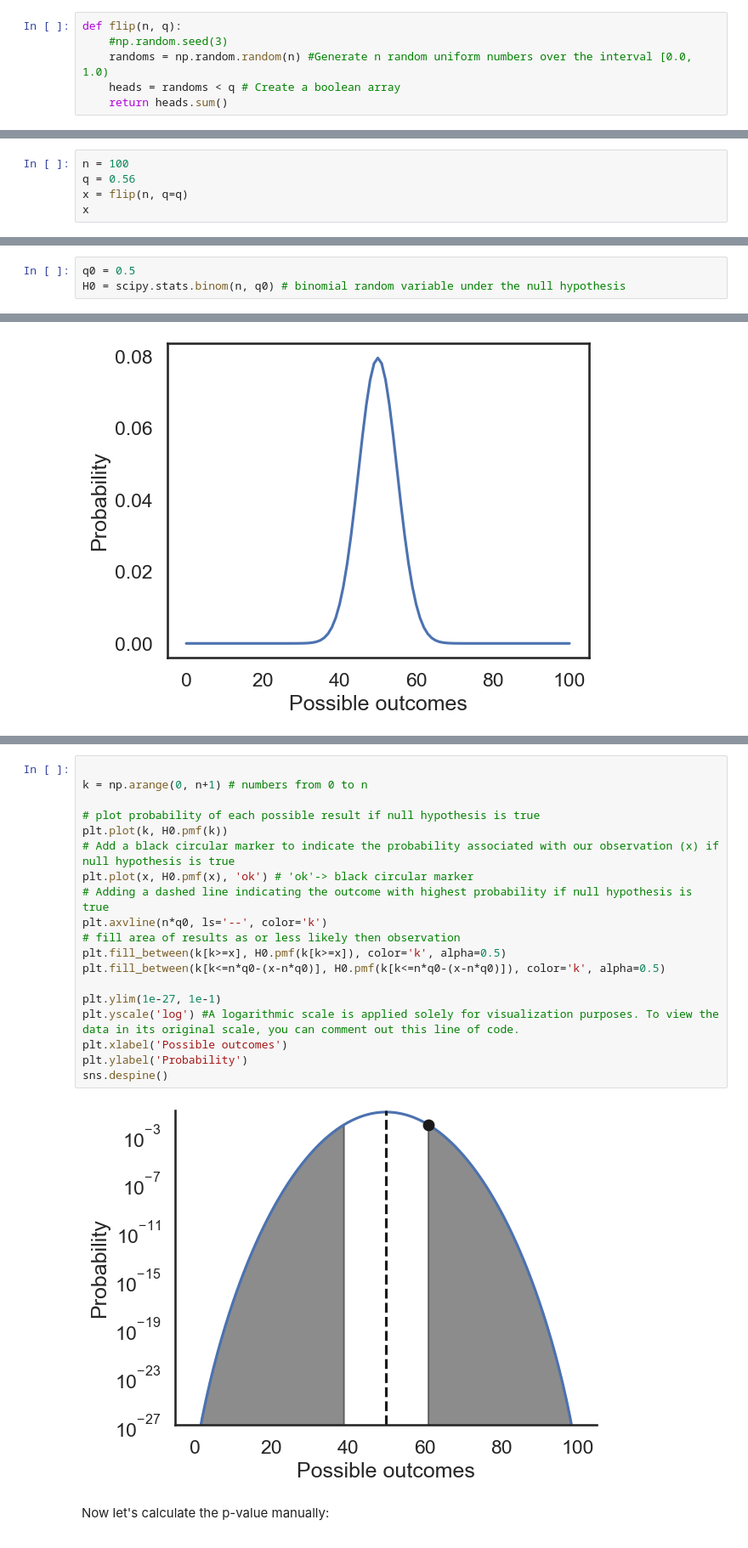
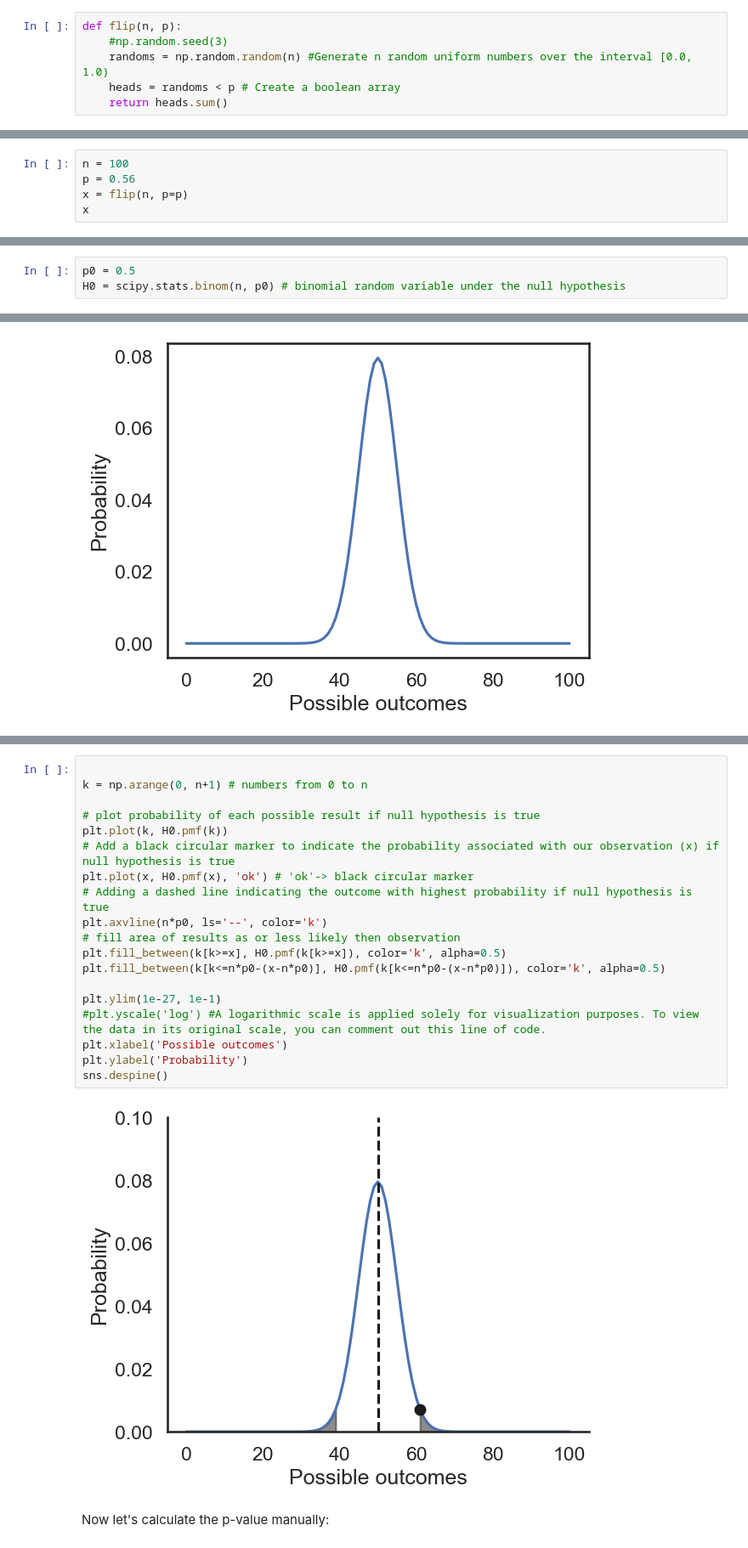
Before and after one commit to yoavram/PyDataSciBio, a Jupyter notebook: notebook_drafts/statistics_3.ipynb, the cells around one changed output, grey strips where cells are left out. Shown: that part at 85% size. Drawn from its saved outputs; the diff is of its cells as text.

```diff
--- a/notebook_drafts/statistics_3.ipynb
+++ b/notebook_drafts/statistics_3.ipynb
@@ -53,15 +63,15 @@ Let's write a function that flips a coin `n` times and returns the number of tim
 # %%
-def flip(n, q):
+def flip(n, p):
     #np.random.seed(3)
     randoms = np.random.random(n) #Generate n random uniform numbers over the interval [0.0, 1.0)
-    heads = randoms < q # Create a boolean array
+    heads = randoms < p # Create a boolean array
     return heads.sum()
 # %% [markdown]
 Let's use this function:
 # %%
 n = 100
-q = 0.56
-x = flip(n, q=q)
+p = 0.56
+x = flip(n, p=p)
 x
 # %% [output]
 61
@@ -76,6 +82,6 @@ So we create a binomial random variable according to our null hypothesis, and we
 # %%
-q0 = 0.5
-H0 = scipy.stats.binom(n, q0) # binomial random variable under the null hypothesis
+p0 = 0.5
+H0 = scipy.stats.binom(n, p0) # binomial random variable under the null hypothesis
 # %% [markdown]
 Let's create a plot for the Probability Mass Function (PMF) of the random variable under the null hypothesis using the pmf function from the scipy library:
 # %%
@@ -90,24 +108,24 @@ Let's enhance this visual representation. We'll include our observed count (`x`)
 # %%
 
 k = np.arange(0, n+1) # numbers from 0 to n
 
 # plot probability of each possible result if null hypothesis is true
 plt.plot(k, H0.pmf(k))
 # Add a black circular marker to indicate the probability associated with our observation (x) if null hypothesis is true
 plt.plot(x, H0.pmf(x), 'ok') # 'ok'-> black circular marker
 # Adding a dashed line indicating the outcome with highest probability if null hypothesis is true
-plt.axvline(n*q0, ls='--', color='k')
+plt.axvline(n*p0, ls='--', color='k')
 # fill area of results as or less likely then observation
 plt.fill_between(k[k>=x], H0.pmf(k[k>=x]), color='k', alpha=0.5)
-plt.fill_between(k[k<=n*q0-(x-n*q0)], H0.pmf(k[k<=n*q0-(x-n*q0)]), color='k', alpha=0.5)
+plt.fill_between(k[k<=n*p0-(x-n*p0)], H0.pmf(k[k<=n*p0-(x-n*p0)]), color='k', alpha=0.5)
 
 plt.ylim(1e-27, 1e-1)
-plt.yscale('log') #A logarithmic scale is applied solely for visualization purposes. To view the data in its original scale, you can comment out this line of code.
+#plt.yscale('log') #A logarithmic scale is applied solely for visualization purposes. To view the data in its original scale, you can comment out this line of code.
 plt.xlabel('Possible outcomes')
 plt.ylabel('Probability')
 sns.despine()
 # %% [output]
-[figure, old version]
+[figure, new version]
 # %% [markdown]
 Now let's calculate the p-value manually:
 # %%
```
Also changed, not shown: parts of 64 cells of this notebook.
